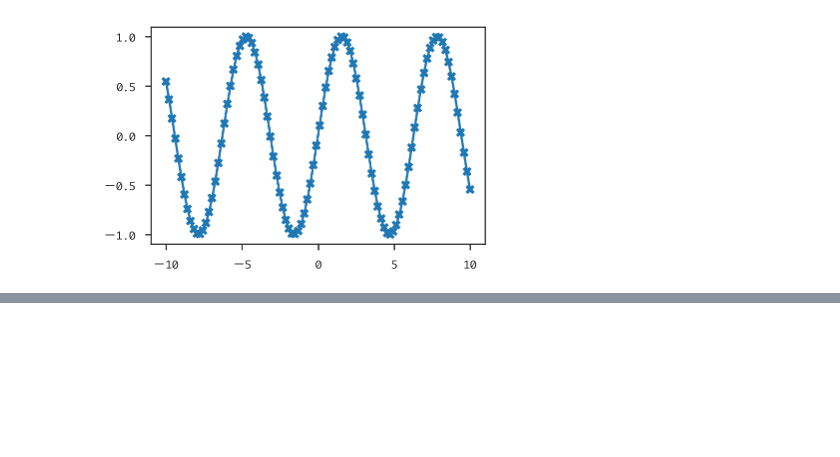
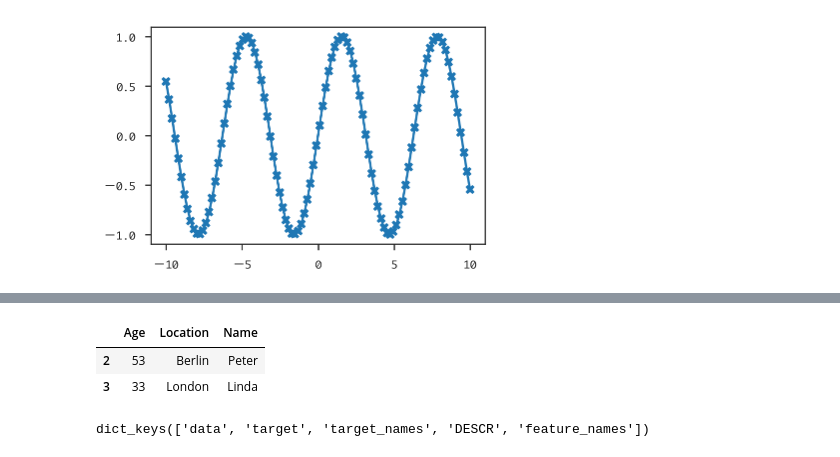
Before and after one commit to terazawa/study, a Jupyter notebook: python/sklearnbook01.ipynb, the cells around one changed output, grey strips where cells are left out. Cells and saved outputs as stored; diff of their text form; code cells hidden in the pictures; blank space fills up the shorter version.

```diff
--- a/python/sklearnbook01.ipynb
+++ b/python/sklearnbook01.ipynb
@@ -55,0 +71,12 @@ plt.plot(x, y, marker='X')
+# %%
+df[df.Age > 30]
+# %% [output]
+|  | Age | Location | Name |
+| 2 | 53 | Berlin | Peter |
+| 3 | 33 | London | Linda |
+# %%
+from sklearn.datasets import load_iris
+iris_dataset = load_iris()
+iris_dataset.keys()
+# %% [output]
+dict_keys(['data', 'target', 'target_names', 'DESCR', 'feature_names'])
```
Also changed, not shown: parts of 11 cells of this notebook.
